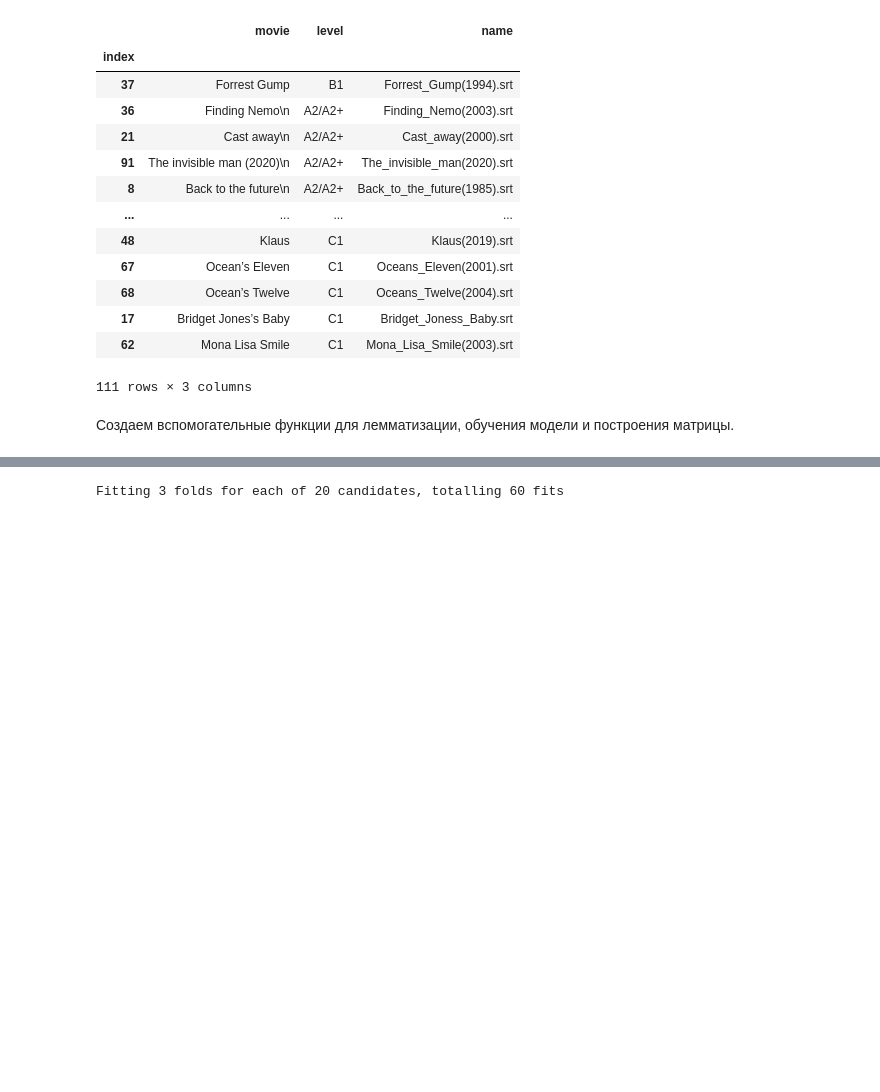
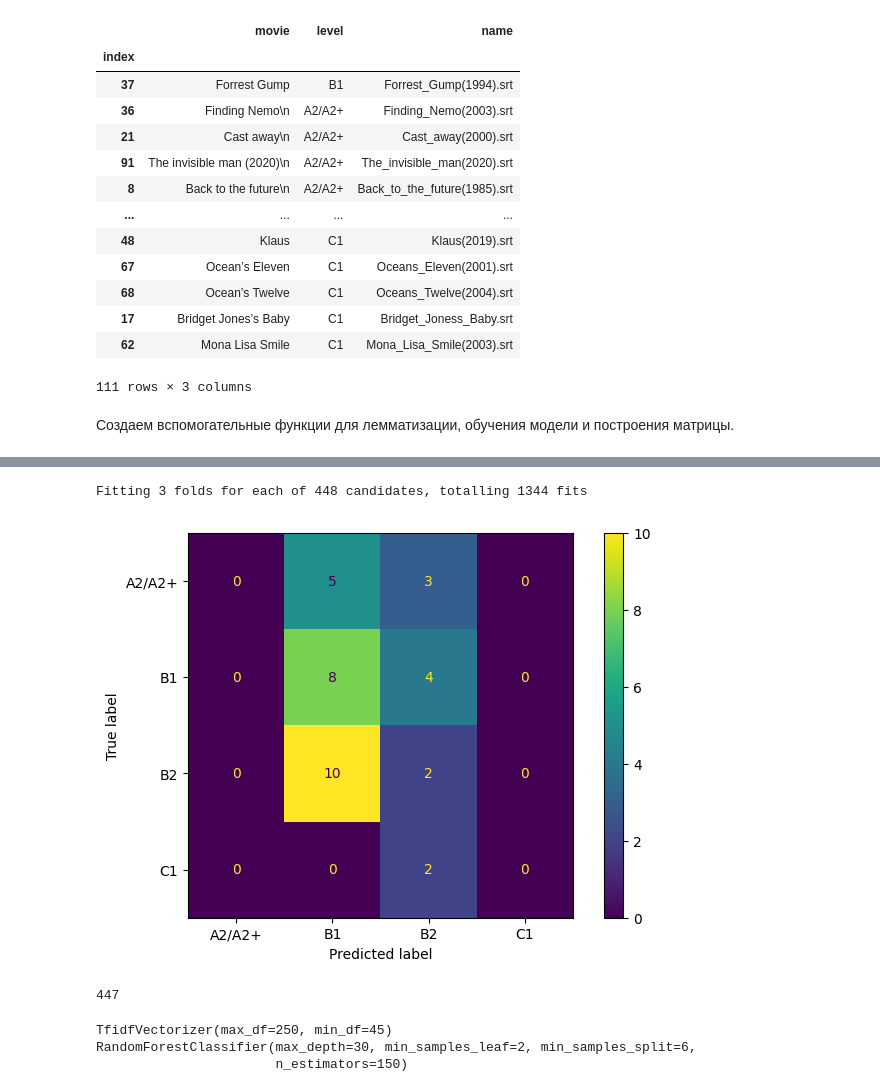
Before and after one commit to kirillva/workshop02, a Jupyter notebook: subtitles.ipynb, the cells around one changed output, grey strips where cells are left out. Cells and saved outputs as stored; diff of their text form; code cells hidden in the pictures; blank space fills up the shorter version.

```diff
--- a/subtitles.ipynb
+++ b/subtitles.ipynb
@@ -217,39 +224,41 @@ words = pd.read_csv(f'Parsed/words.csv', index_col=[0])
 # %%
 x, y = df_films_splitted['content'].tolist(), df_films_splitted['level'].tolist()
 
 # vocabulary=words['name'].str.strip().str.lower().unique()
 pipeline = Pipeline(
-    steps = [("tfidf", TfidfVectorizer(vocabulary=words['name'].str.strip().str.lower().unique()) ),("base", RandomForestClassifier() )]
+    steps = [("tfidf", TfidfVectorizer() ),("base", RandomForestClassifier() )]
 )
 
 param_grid = {
     "tfidf__min_df": [i for i in range(30,50,5)],
-    "tfidf__max_df": [i for i in range(50,100,10)],
-    # "base__n_estimators": [i for i in range(150,250,50)],
-    # "base__max_depth": [i for i in range(25,35,5)],
-    # "base__min_samples_split":[i for i in range(6,10,2)],
+    "tfidf__max_df": [i for i in range(100,500,30)],
+    "base__n_estimators": [i for i in range(150,250,50)],
+    "base__max_depth": [i for i in range(25,35,5)],
+    "base__min_samples_split":[i for i in range(6,10,2)],
     "base__min_samples_leaf": [2],
 }
 
 estimator = search_best_estimator(pipeline, param_grid, x, y)
 
-_x, _y = films['name'].tolist(), films['level'].tolist()
-
-X_train_labels, X_test_labels, _, _ = train_test_split(
-    _x, _y, random_state=42, test_size=0.3, stratify=_y
+X_train, X_test, y_train, y_test = train_test_split(
+    x, y, random_state=42, test_size=0.3, stratify=y
 )
-
-X_train = df_films_splitted[df_films_splitted['name'].isin(X_train_labels)]['content'].tolist()
-X_test = df_films_splitted[df_films_splitted['name'].isin(X_test_labels)]['content'].tolist()
-
-y_train = df_films_splitted[df_films_splitted['name'].isin(X_train_labels)]['level'].tolist()
-y_test = df_films_splitted[df_films_splitted['name'].isin(X_test_labels)]['level'].tolist()
-
 estimator.fit(X_train, y_train)
 y_preds = estimator.predict(X_test)
 plot_confusion_matrix(y_test, y_preds, estimator)
+
+print(len(list(estimator[0].vocabulary_)))
 # %% [output]
-Fitting 3 folds for each of 20 candidates, totalling 60 fits
+Fitting 3 folds for each of 448 candidates, totalling 1344 fits
+[figure, added]
+447
+# %%
+print(estimator[0])
+print(estimator[1])
+# %% [output]
+TfidfVectorizer(max_df=250, min_df=45)
+RandomForestClassifier(max_depth=30, min_samples_leaf=2, min_samples_split=6,
+                       n_estimators=150)
 # %%
 report = classification_report(y_test, y_preds, target_names=[
     'C1',
```
Also changed, not shown: parts of 13 cells of this notebook, 1 other file.
